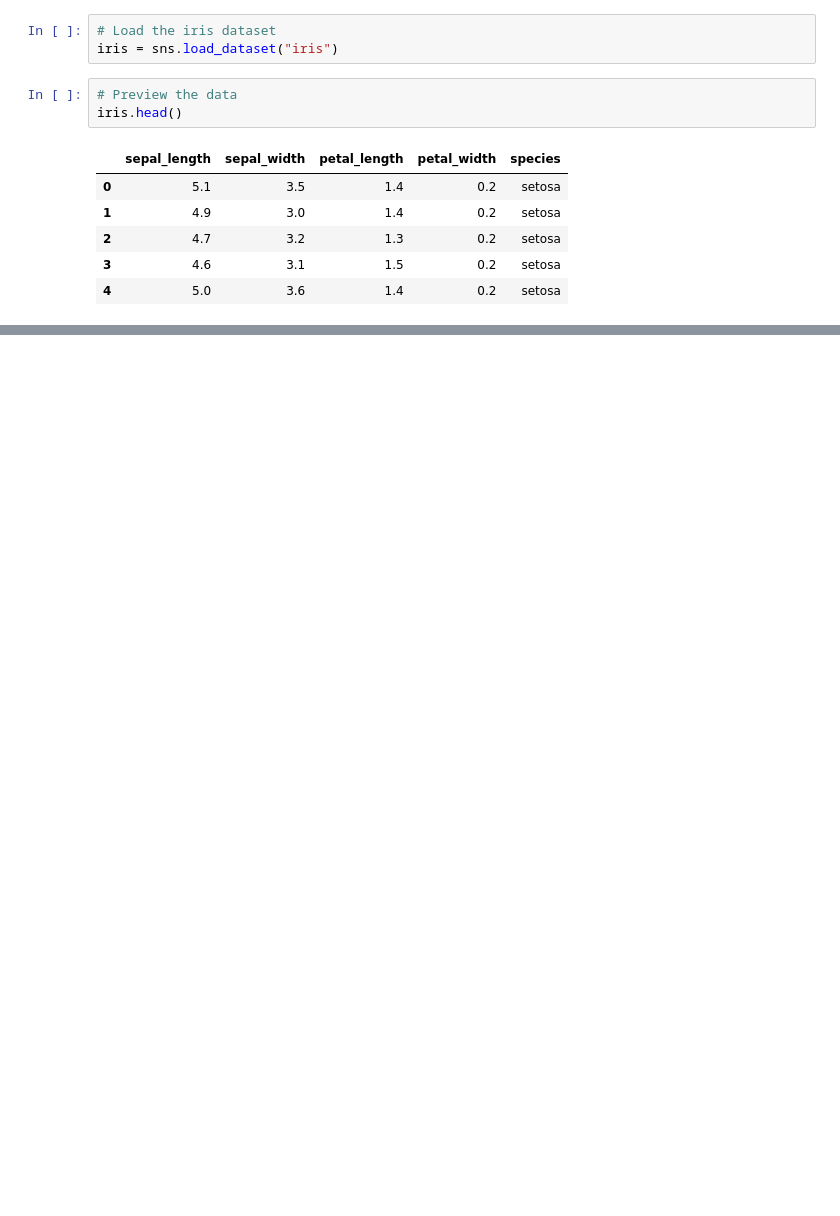
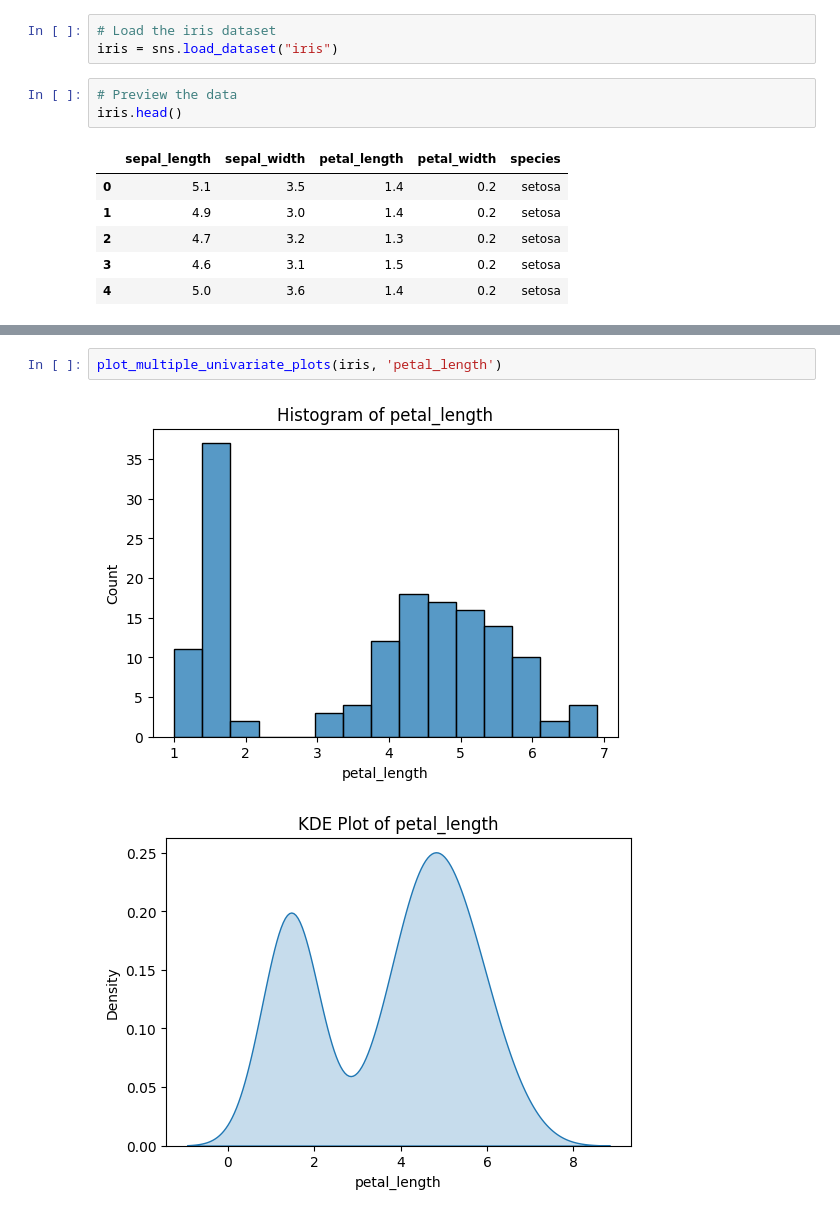
Before and after one commit to johannesbmueller/data_viz, a Jupyter notebook: notebooks/Univariate_viz _packaged.ipynb, the cells around one changed output, grey strips where cells are left out. Drawn from its saved outputs; the diff is of its cells as text; blank space fills up the shorter version.

```diff
--- a/notebooks/Univariate_viz _packaged.ipynb
+++ b/notebooks/Univariate_viz _packaged.ipynb
@@ -71,0 +44,5 @@ plt.show()
+# %%
+plot_multiple_univariate_plots(iris, 'petal_length')
+# %% [output]
+[figure, added]
+[figure, added]
```
Also changed, not shown: parts of 11 cells of this notebook.
